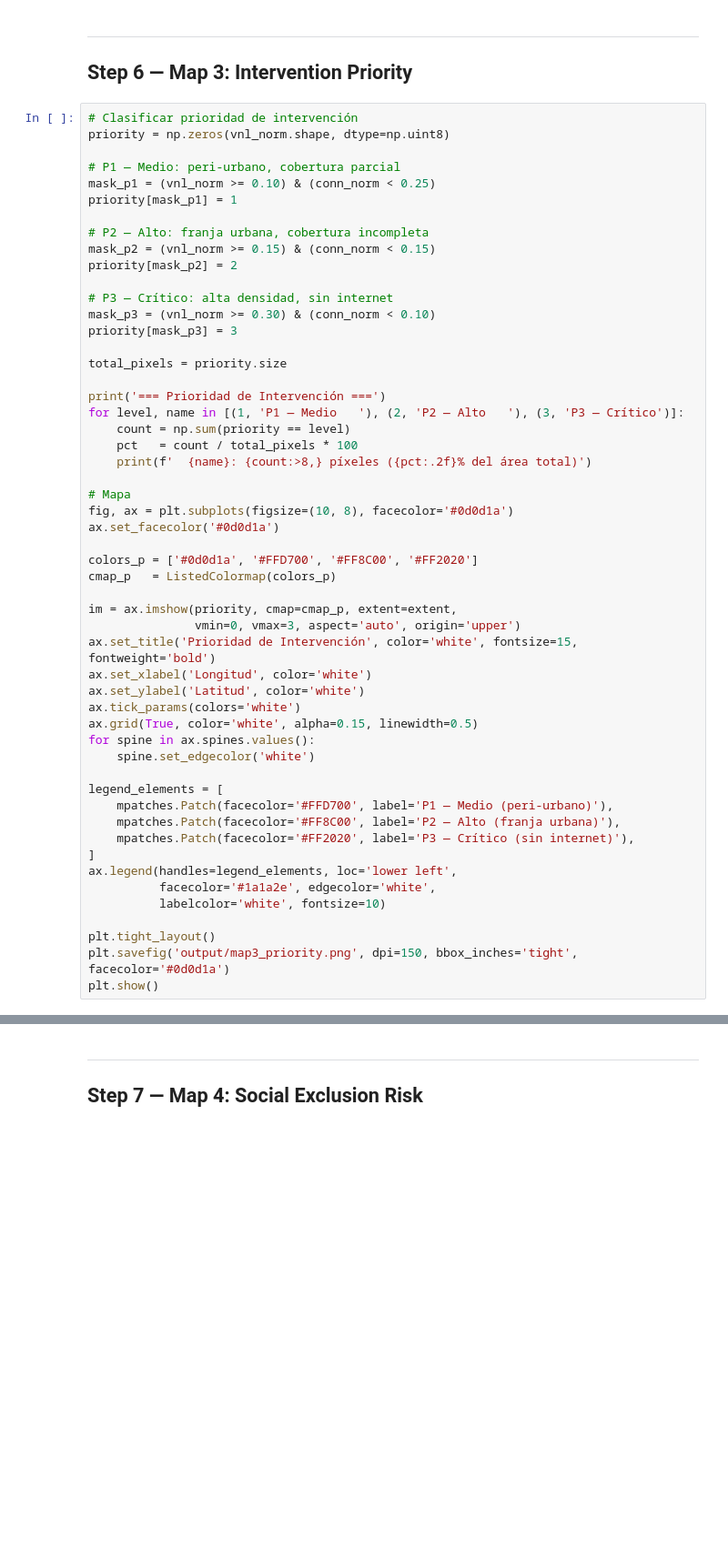
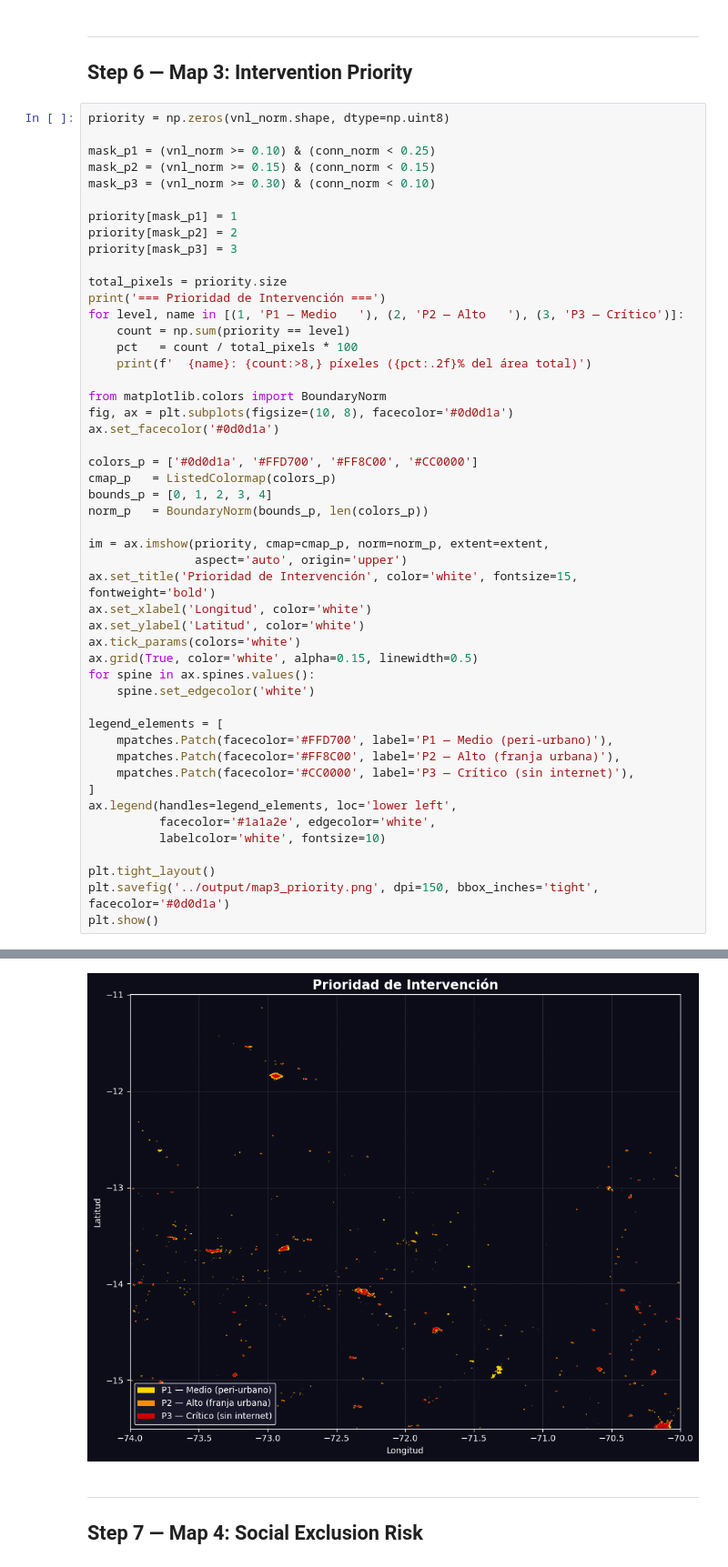
Before and after one commit to CamilaAT/raster-digital-divide, a Jupyter notebook: notebooks/digital_divide_cusco.ipynb, the cells around one changed output, grey strips where cells are left out. Shown at 91% size. Saved outputs shown, nothing was run; the diff lists cells and outputs as text; blank space fills up the shorter version.

```diff
--- a/notebooks/digital_divide_cusco.ipynb
+++ b/notebooks/digital_divide_cusco.ipynb
@@ -284,38 +434,34 @@ print('Estas áreas corresponden a zonas rurales remotas en los Andes y la Amazo
 ---
 ## Step 6 — Map 3: Intervention Priority
 # %%
-# Clasificar prioridad de intervención
 priority = np.zeros(vnl_norm.shape, dtype=np.uint8)
 
-# P1 — Medio: peri-urbano, cobertura parcial
 mask_p1 = (vnl_norm >= 0.10) & (conn_norm < 0.25)
+mask_p2 = (vnl_norm >= 0.15) & (conn_norm < 0.15)
+mask_p3 = (vnl_norm >= 0.30) & (conn_norm < 0.10)
+
 priority[mask_p1] = 1
-
-# P2 — Alto: franja urbana, cobertura incompleta
-mask_p2 = (vnl_norm >= 0.15) & (conn_norm < 0.15)
 priority[mask_p2] = 2
-
-# P3 — Crítico: alta densidad, sin internet
-mask_p3 = (vnl_norm >= 0.30) & (conn_norm < 0.10)
 priority[mask_p3] = 3
 
 total_pixels = priority.size
-
 print('=== Prioridad de Intervención ===')
 for level, name in [(1, 'P1 — Medio   '), (2, 'P2 — Alto   '), (3, 'P3 — Crítico')]:
     count = np.sum(priority == level)
     pct   = count / total_pixels * 100
     print(f'  {name}: {count:>8,} píxeles ({pct:.2f}% del área total)')
 
-# Mapa
+from matplotlib.colors import BoundaryNorm
 fig, ax = plt.subplots(figsize=(10, 8), facecolor='#0d0d1a')
 ax.set_facecolor('#0d0d1a')
 
-colors_p = ['#0d0d1a', '#FFD700', '#FF8C00', '#FF2020']
+colors_p = ['#0d0d1a', '#FFD700', '#FF8C00', '#CC0000']
 cmap_p   = ListedColormap(colors_p)
+bounds_p = [0, 1, 2, 3, 4]
+norm_p   = BoundaryNorm(bounds_p, len(colors_p))
 
-im = ax.imshow(priority, cmap=cmap_p, extent=extent,
-               vmin=0, vmax=3, aspect='auto', origin='upper')
+im = ax.imshow(priority, cmap=cmap_p, norm=norm_p, extent=extent,
+               aspect='auto', origin='upper')
 ax.set_title('Prioridad de Intervención', color='white', fontsize=15, fontweight='bold')
 ax.set_xlabel('Longitud', color='white')
 ax.set_ylabel('Latitud', color='white')
@@ -327,12 +473,13 @@ for spine in ax.spines.values():
 legend_elements = [
     mpatches.Patch(facecolor='#FFD700', label='P1 — Medio (peri-urbano)'),
     mpatches.Patch(facecolor='#FF8C00', label='P2 — Alto (franja urbana)'),
-    mpatches.Patch(facecolor='#FF2020', label='P3 — Crítico (sin internet)'),
+    mpatches.Patch(facecolor='#CC0000', label='P3 — Crítico (sin internet)'),
 ]
 ax.legend(handles=legend_elements, loc='lower left',
           facecolor='#1a1a2e', edgecolor='white',
           labelcolor='white', fontsize=10)
 
 plt.tight_layout()
-plt.savefig('output/map3_priority.png', dpi=150, bbox_inches='tight', facecolor='#0d0d1a')
+plt.savefig('../output/map3_priority.png', dpi=150, bbox_inches='tight', facecolor='#0d0d1a')
 plt.show()
+# %% [output]
@@ -339,3 +490,4 @@ plt.show()
+[figure, added]
 # %% [markdown]
 ---
 ## Step 7 — Map 4: Social Exclusion Risk
```
Also changed, not shown: parts of 14 cells of this notebook.
